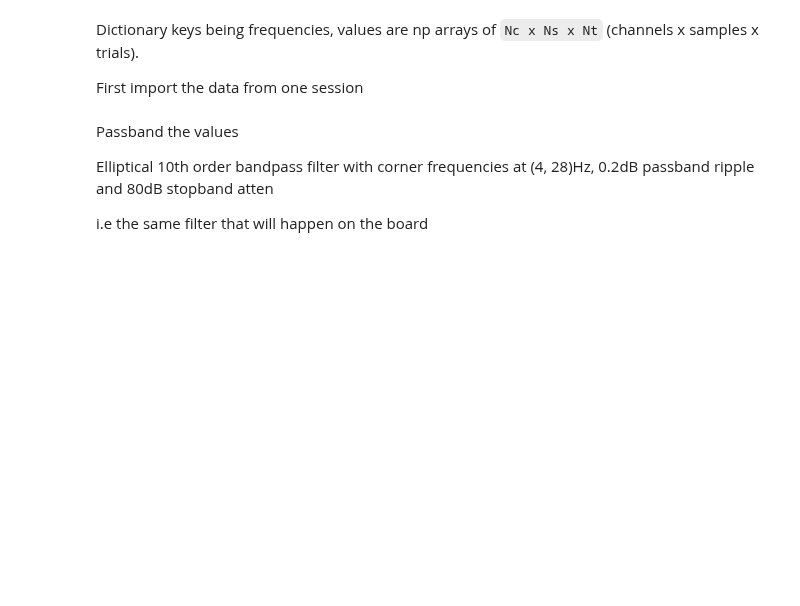
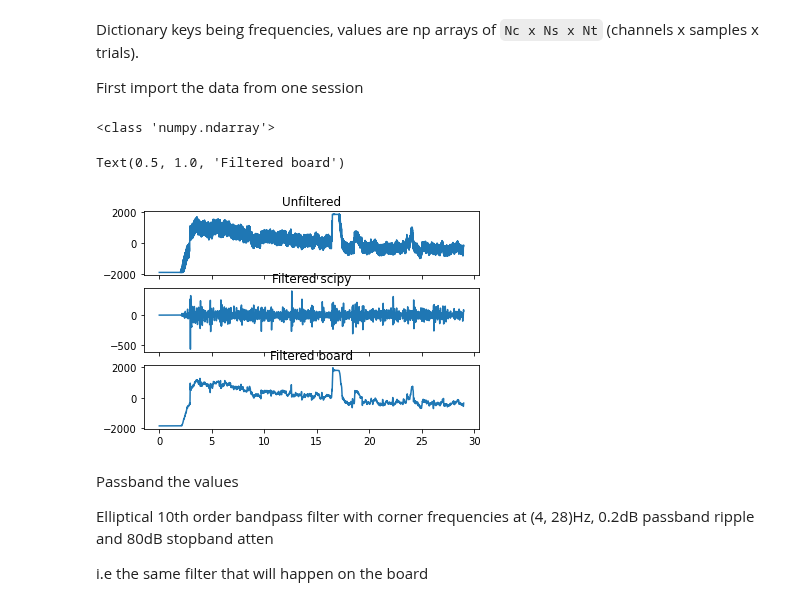
Before and after one commit to yagami009/ding, a Jupyter notebook: Testing.ipynb, the cells around one changed output. Drawn from its saved outputs; the diff is of its cells as text; code cells hidden in the pictures; blank space fills up the shorter version.

Commit message:
plot3

```diff
--- a/Testing.ipynb
+++ b/Testing.ipynb
@@ -2,33 +2,3 @@
 Dictionary keys being frequencies, values are np arrays of `Nc x Ns x Nt` (channels x samples x trials).
 
 First import the data from one session
-# %%
-data_file_7 = open(r"C:\Users\RISHI\Desktop\FYP\EEG-decoding\eeg_lib\log\fs512hz_gain255_30s\7hz\7hz_LED.txt","r")
-data_file_7 = data_file_7.read().split(', ')
-for i, v in enumerate(data_file_7):
-    if '[' in v:
-        data_file_7[i] = v.replace('[','')
-    if ']\n' in v:
-        data_file_7[i] = v.replace(']\n','')
-
-values_7 = [int(i) for i in data_file_7]
-
-data_file_10 = open(r"C:\Users\RISHI\Desktop\FYP\EEG-decoding\eeg_lib\log\fs512hz_gain255_30s\10hz\10hz_LED.txt", "r")
-data_file_10 = data_file_10.read().split(', ')
-for i, v in enumerate(data_file_10):
-    if '[' in v:
-        data_file_10[i] = v.replace('[','')
-    if ']\n' in v:
-        data_file_10[i] = v.replace(']\n','')
-
-values_10 = [int(i) for i in data_file_10]
-
-data_file_12 = open(r"C:\Users\RISHI\Desktop\FYP\EEG-decoding\eeg_lib\log\fs512hz_gain255_30s\12hz\12hz_LED.txt", "r")
-data_file_12 = data_file_12.read().split(', ')
-for i, v in enumerate(data_file_12):
-    if '[' in v:
-        data_file_12[i] = v.replace('[','')
-    if ']\n' in v:
-        data_file_12[i] = v.replace(']\n','')
-
-values_12 = [int(i) for i in data_file_12]
@@ -34,0 +95,21 @@ values_12 = [int(i) for i in data_file_12]
+# %%
+print(type(filtered))
+# %% [output]
+<class 'numpy.ndarray'>
+# %%
+values_12 = [int(i) for i in data_file_12]
+
+fig, (ax1, ax2, ax3) = plt.subplots(3, 1, sharex=True)
+t = np.linspace(0, 29, len(values_12), False)
+
+ax1.plot(t, values_12-np.mean(values_12))
+ax1.set_title('Unfiltered')
+
+ax2.plot(t, filtered)
+ax2.set_title('Filtered scipy')
+
+ax3.plot(t, filtered_board - np.mean(filtered_board))
+ax3.set_title('Filtered board')
+# %% [output]
+Text(0.5, 1.0, 'Filtered board')
+[figure, added]
```
Also changed, not shown: parts of 2 cells of this notebook, 5 other files.
